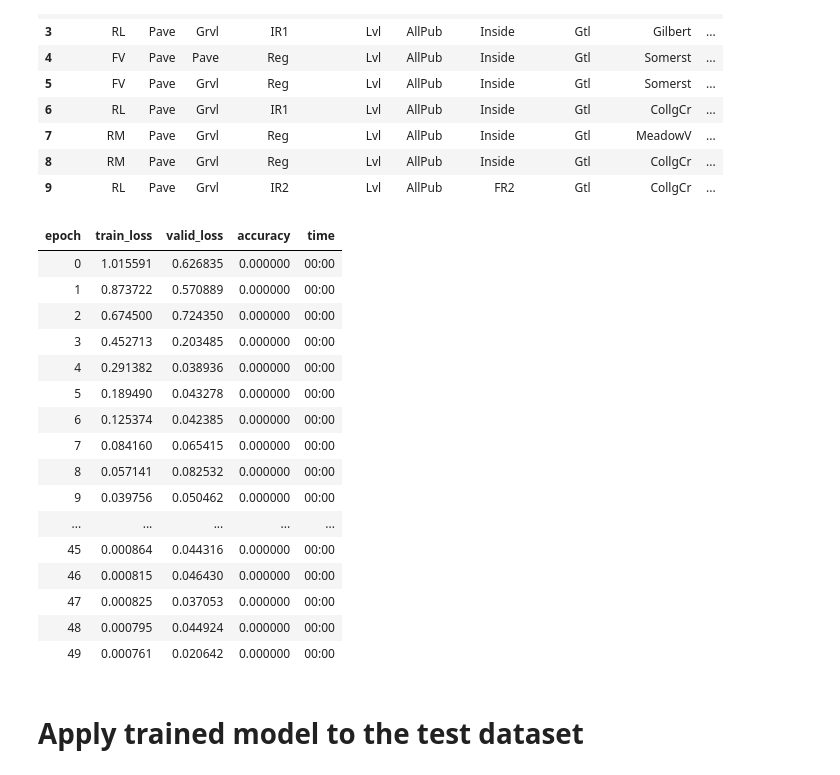
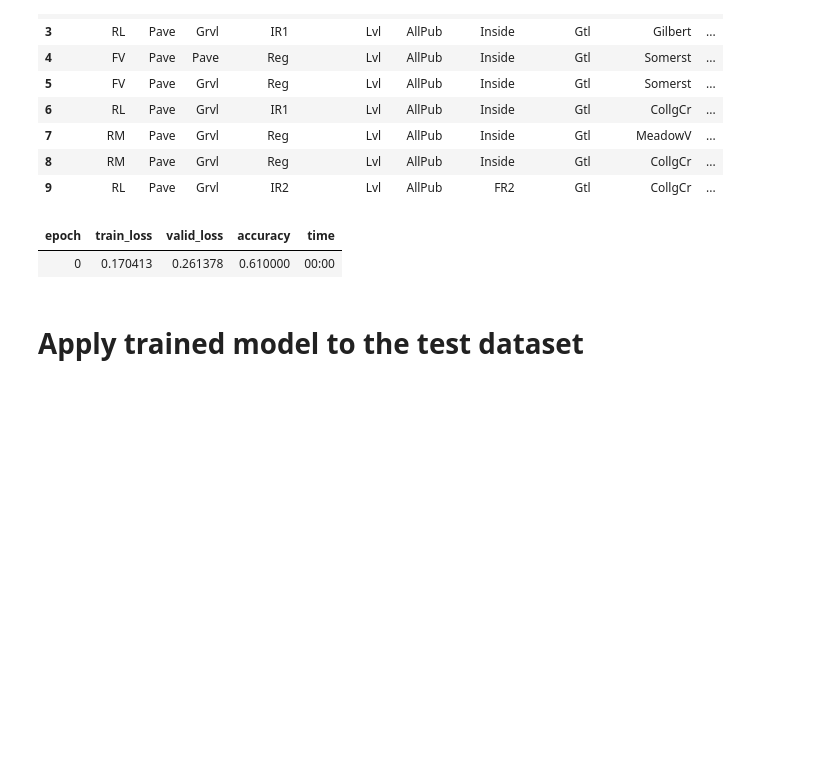
Before and after one commit to PacktPublishing/Deep-Learning-with-fastai-Cookbook, a Jupyter notebook: ch3/accessing_non_curated_datasets.ipynb, the cells around one changed output. Drawn from its saved outputs; the diff is of its cells as text; code cells hidden in the pictures; blank space fills up the shorter version.

```diff
--- a/ch3/accessing_non_curated_datasets.ipynb
+++ b/ch3/accessing_non_curated_datasets.ipynb
@@ -96,12 +111,22 @@ len cat is  43
 # %% [markdown]
 # Set target
 adjust target column for binary classification
+# %%
+# function to replace target values with value indicating whether the input is over or under the mean
+def under_over(x,mean_x):
+    if (x <= mean_x):
+        returner = 0.0
+    else:
+        returner = 1.0
+    return(returner)
 # %%
 # set target column
 # df.loc[df.ID == 103, 'FirstName'] = "Matt"
-mean_sp = df_train['SalePrice'].mean()
-df_train['SalePrice'] = df_train.loc[df_train.SalePrice <= mean_sp,'SalePrice'] = 0
-df_train['SalePrice'] = df_train.loc[df_train.SalePrice > mean_sp,'SalePrice'] = 1
+mean_sp = int(df_train['SalePrice'].mean())
+#df_train['SalePrice'] = df_train.loc[df_train.SalePrice <= mean_sp,'SalePrice'] = 0.0
+#df_train['SalePrice'] = df_train.loc[df_train.SalePrice > mean_sp,'SalePrice'] = 1.0
+# df['Date'] = df['Date'].apply(lambda x: int(str(x)[-4:]))
+df_train['SalePrice'] = df_train['SalePrice'].apply(lambda x: under_over(x,mean_sp))
 df_train.head()
 # %% [output]
 |  | Id | MSSubClass | MSZoning | LotFrontage | LotArea | Street | Alley | LotShape | LandContour | ... |
@@ -218,7 +249,7 @@ df_test_missing
 # define TabularDataLoaders object
 # valid_idx: the indices to use for the validation set
 # what happens when we try to run this without dealing with missing values first
-procs = [Categorify]
+procs = [Categorify, Normalize]
 dls_house=TabularDataLoaders.from_df(df_train,path,procs= procs,
                                cat_names= cat, cont_names = cont, y_names = dep_var, valid_idx=list(range((df_train.shape[0]-100),df_train.shape[0])), bs=64)
 # %%
@@ -237,29 +268,11 @@ dls_house.valid.show_batch()
 | 9 | RL | Pave | Grvl | IR2 | Lvl | AllPub | FR2 | Gtl | CollgCr | ... |
 # %%
 # define and fit the model
-# initial attempt messed up because of problem with filling in missing values incorrectly
-class_weights=torch.FloatTensor([0.5, 0.5]).cuda()
 learn = tabular_learner(dls_house, layers=[200,100], metrics=accuracy)
-# learn = tabular_learner(dls_house, layers=[200,100], metrics=accuracy)
-learn.fit_one_cycle(50)
+learn.fit_one_cycle(1)
 # %% [output]
 | epoch | train_loss | valid_loss | accuracy | time |
-| 0 | 1.015591 | 0.626835 | 0.000000 | 00:00 |
-| 1 | 0.873722 | 0.570889 | 0.000000 | 00:00 |
-| 2 | 0.674500 | 0.724350 | 0.000000 | 00:00 |
-| 3 | 0.452713 | 0.203485 | 0.000000 | 00:00 |
-| 4 | 0.291382 | 0.038936 | 0.000000 | 00:00 |
-| 5 | 0.189490 | 0.043278 | 0.000000 | 00:00 |
-| 6 | 0.125374 | 0.042385 | 0.000000 | 00:00 |
-| 7 | 0.084160 | 0.065415 | 0.000000 | 00:00 |
-| 8 | 0.057141 | 0.082532 | 0.000000 | 00:00 |
-| 9 | 0.039756 | 0.050462 | 0.000000 | 00:00 |
-| ... | ... | ... | ... | ... |
-| 45 | 0.000864 | 0.044316 | 0.000000 | 00:00 |
-| 46 | 0.000815 | 0.046430 | 0.000000 | 00:00 |
-| 47 | 0.000825 | 0.037053 | 0.000000 | 00:00 |
-| 48 | 0.000795 | 0.044924 | 0.000000 | 00:00 |
-| 49 | 0.000761 | 0.020642 | 0.000000 | 00:00 |
+| 0 | 0.170413 | 0.261378 | 0.610000 | 00:00 |
 # %% [markdown]
 # Apply trained model to the test dataset
 # %%
```
Also changed, not shown: parts of 4 cells of this notebook.
